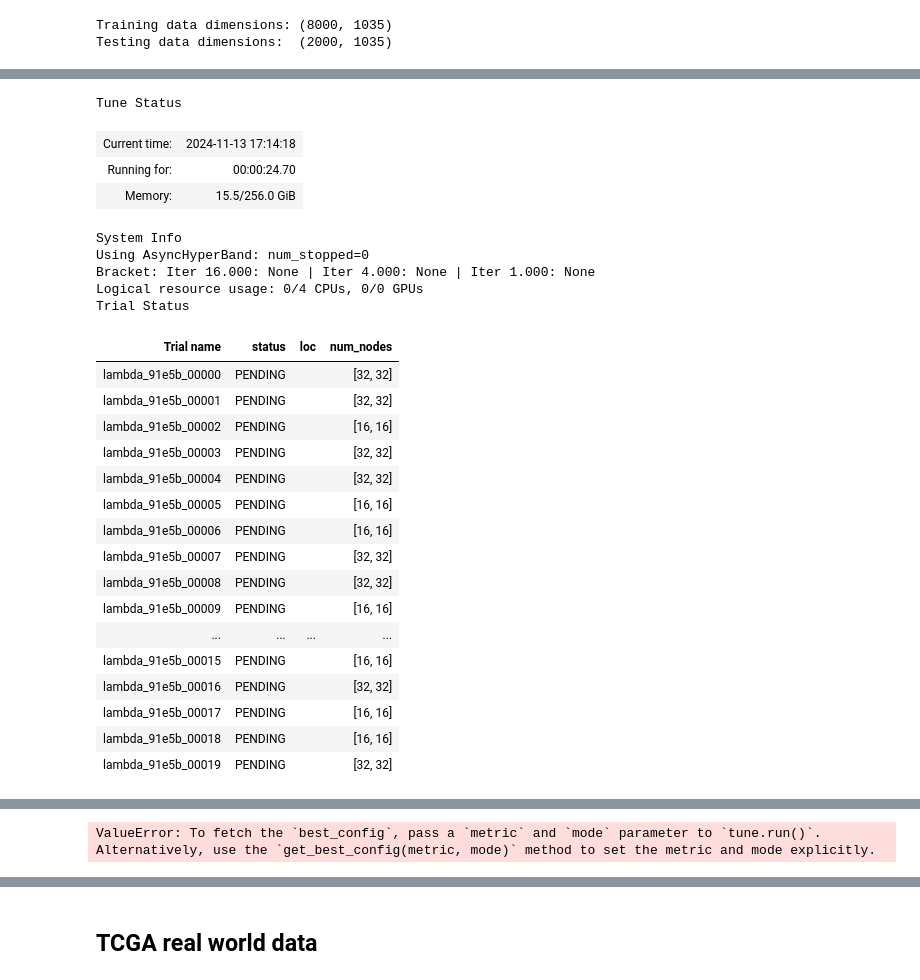
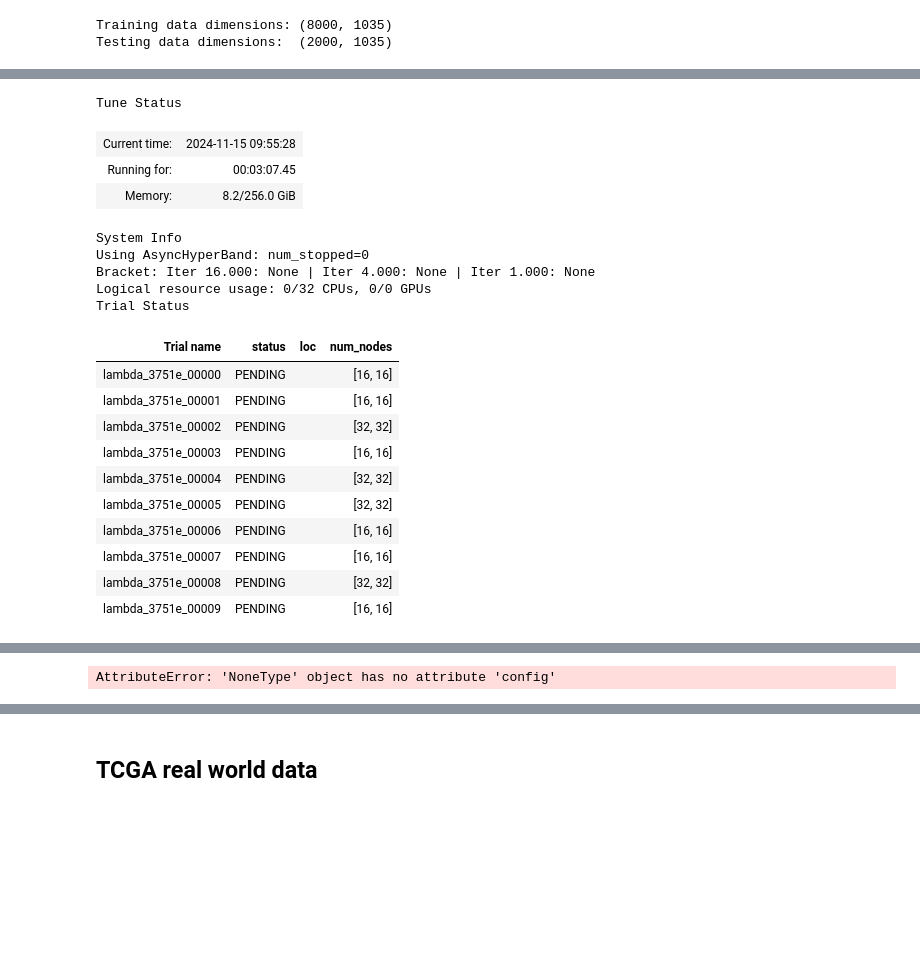
Before and after one commit to Yukodeng/dl-survival-miRNA, a Jupyter notebook: examples/cox-hp-search.ipynb, the cells around one changed output, grey strips where cells are left out. Drawn from its saved outputs; the diff is of its cells as text; code cells hidden in the pictures; blank space fills up the shorter version.

Commit message:
update 1125 (add hp tune)

```diff
--- a/examples/cox-hp-search.ipynb
+++ b/examples/cox-hp-search.ipynb
@@ -29,0 +263,9 @@ _ = torch.manual_seed(123)
+# %%
+## Parameter setup
+# Load data
+folder = 'linear'
+keywords = ['moderate', "latest", 'RW']
+train_df, test_df = load_simulate_survival_data(folder=folder, keywords=keywords, test_size=0.2)
+
+print(f"Training data dimensions: {train_df.shape}")
+print(f"Testing data dimensions:  {test_df.shape}")
@@ -29,0 +275,6 @@ _ = torch.manual_seed(123)
+# %%
+hyperparams = {
+    # "learning_rate": {"type": "float", "low": 1e-4, "high": 1e-2, "log": True},
+    "num_nodes": {"type": "categorical", "choices": [[32,32], [16,16]]},
+    "dropout": {"type": "categorical", "choices": [0.1,0.5]},
+}
@@ -65,7 +335,6 @@ def to_tune_config(hyperparams):
     return tune_config
 # %%
 from abc import ABC, abstractmethod
-from functools import partial
 
 class DeepSurvPipeline(ABC):
     def __init__(self, train_df, test_df,
@@ -194,7 +463,7 @@ class DeepSurvPipeline(ABC):
 
     def tune_hyperparameters(self, train_df,
                             config=None, n_splits=5,
-                            num_samples=20, max_t=20, grace_period=1,
+                            num_samples=10, max_t=20, grace_period=1,
                             n_cpu=2, n_gpu=0):
         """Method to perform hyperparameter tuning with K-Fold CV."""
 
@@ -225,8 +494,8 @@ class DeepSurvPipeline(ABC):
         )
 
         # Save the best hyperparameters
-        self.best_params = tuner.best_config
-        print(f"Best parameters found: {self.best_params}")
+        self.best_params = tuner.get_best_config(metric="c_index", mode='max')
+        print(f"Best trial parameters: {self.best_params.config}")
 
 
     def train_with_best_params(self, val_size=0.2,
@@ -345,7 +614,7 @@ ray.init(num_cpus=4)
 # %%
 hyperparams = {"num_nodes": [[32, 32], [16, 16]]}
 ds = DeepSurvPipeline(train_df, test_df, hyperparameters=hyperparams)
-ds.tune_hyperparameters(train_df, n_cpu=4)
+ds.tune_hyperparameters(train_df, n_cpu=2)
 ds.best_params
 # ds.train_with_best_params(subset, time_col='t', status_col='delta',
 #                             batch_sizes=[8],
@@ -357,26 +626,20 @@ ds.best_params
 Tune Status
-| Current time: | 2024-11-13 17:14:18 |
-| Running for: | 00:00:24.70 |
-| Memory: | 15.5/256.0 GiB |
+| Current time: | 2024-11-15 09:55:28 |
+| Running for: | 00:03:07.45 |
+| Memory: | 8.2/256.0 GiB |
 System Info
 Using AsyncHyperBand: num_stopped=0
 Bracket: Iter 16.000: None | Iter 4.000: None | Iter 1.000: None
-Logical resource usage: 0/4 CPUs, 0/0 GPUs
+Logical resource usage: 0/32 CPUs, 0/0 GPUs
 Trial Status
 | Trial name | status | loc | num_nodes |
-| lambda_91e5b_00000 | PENDING |  | [32, 32] |
-| lambda_91e5b_00001 | PENDING |  | [32, 32] |
-| lambda_91e5b_00002 | PENDING |  | [16, 16] |
-| lambda_91e5b_00003 | PENDING |  | [32, 32] |
-| lambda_91e5b_00004 | PENDING |  | [32, 32] |
-| lambda_91e5b_00005 | PENDING |  | [16, 16] |
-| lambda_91e5b_00006 | PENDING |  | [16, 16] |
-| lambda_91e5b_00007 | PENDING |  | [32, 32] |
-| lambda_91e5b_00008 | PENDING |  | [32, 32] |
-| lambda_91e5b_00009 | PENDING |  | [16, 16] |
-| ... | ... | ... | ... |
-| lambda_91e5b_00015 | PENDING |  | [16, 16] |
-| lambda_91e5b_00016 | PENDING |  | [32, 32] |
-| lambda_91e5b_00017 | PENDING |  | [16, 16] |
-| lambda_91e5b_00018 | PENDING |  | [16, 16] |
-| lambda_91e5b_00019 | PENDING |  | [32, 32] |
+| lambda_3751e_00000 | PENDING |  | [16, 16] |
+| lambda_3751e_00001 | PENDING |  | [16, 16] |
+| lambda_3751e_00002 | PENDING |  | [32, 32] |
+| lambda_3751e_00003 | PENDING |  | [16, 16] |
+| lambda_3751e_00004 | PENDING |  | [32, 32] |
+| lambda_3751e_00005 | PENDING |  | [32, 32] |
+| lambda_3751e_00006 | PENDING |  | [16, 16] |
+| lambda_3751e_00007 | PENDING |  | [16, 16] |
+| lambda_3751e_00008 | PENDING |  | [32, 32] |
+| lambda_3751e_00009 | PENDING |  | [16, 16] |
@@ -400 +663 @@ Resume experiment with: tune.run(..., resume=True)
-ValueError: To fetch the `best_config`, pass a `metric` and `mode` parameter to `tune.run()`. Alternatively, use the `get_best_config(metric, mode)` method to set the metric and mode explicitly.
+AttributeError: 'NoneType' object has no attribute 'config'
```
Also changed, not shown: parts of 14 cells of this notebook, 17 other files.
